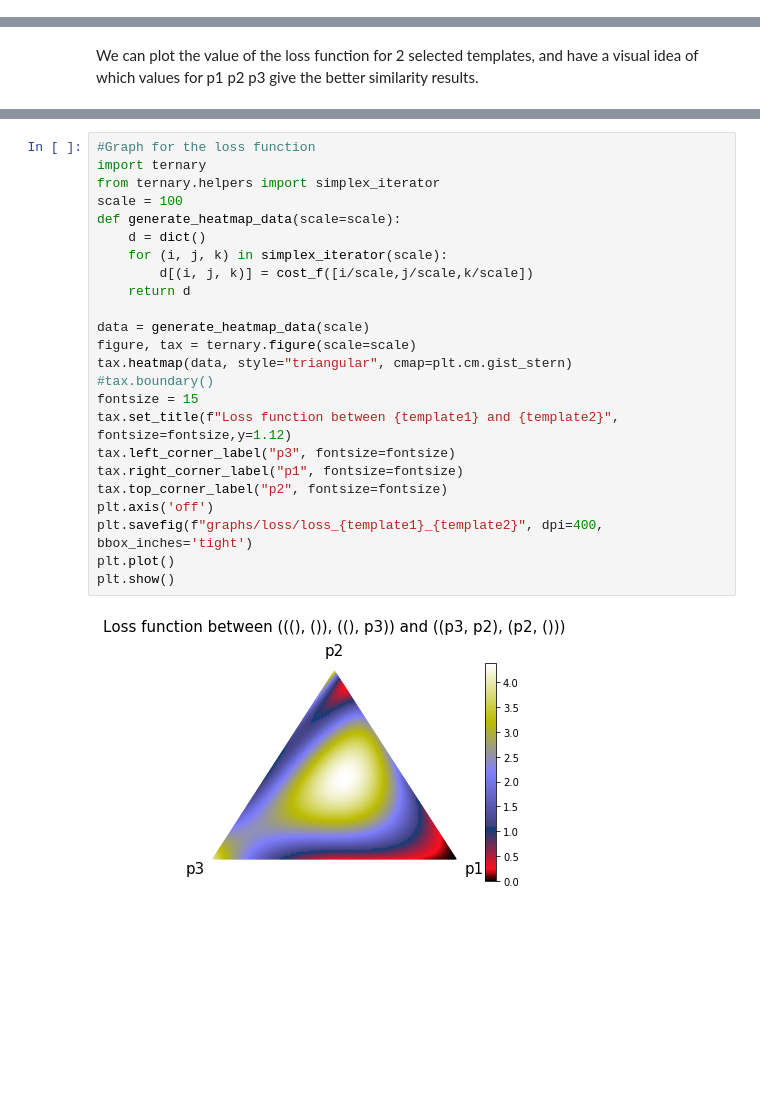
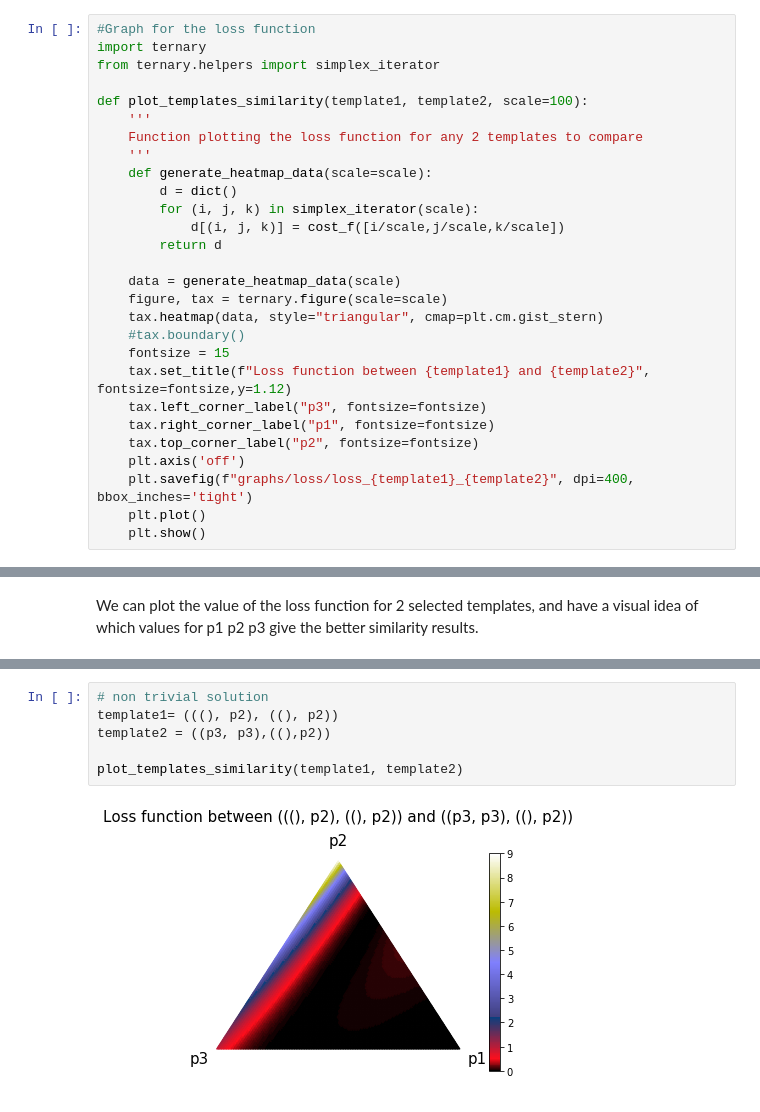
Before and after one commit to lucieperrotta/DCML, a Jupyter notebook: Pipeline.ipynb, the cells around one changed output, grey strips where cells are left out. Saved outputs shown, nothing was run; the diff lists cells and outputs as text; blank space fills up the shorter version.

Commit message:
Template_pairs storing + general cleaning

```diff
--- a/Pipeline.ipynb
+++ b/Pipeline.ipynb
@@ -38,6 +41,34 @@ N = int(np.log2(L)+1) # Number of levels (including 0)
 p1 = T.dscalar('p1')
 p2 = T.dscalar('p2')
 p3 = T.dscalar('p3')
+# %%
+#Graph for the loss function
+import ternary
+from ternary.helpers import simplex_iterator
+
+def plot_templates_similarity(template1, template2, scale=100):
+    '''
+    Function plotting the loss function for any 2 templates to compare
+    '''
+    def generate_heatmap_data(scale=scale):
+        d = dict()
+        for (i, j, k) in simplex_iterator(scale):
+            d[(i, j, k)] = cost_f([i/scale,j/scale,k/scale])
+        return d
+
+    data = generate_heatmap_data(scale)
+    figure, tax = ternary.figure(scale=scale)
+    tax.heatmap(data, style="triangular", cmap=plt.cm.gist_stern)
+    #tax.boundary()
+    fontsize = 15
+    tax.set_title(f"Loss function between {template1} and {template2}", fontsize=fontsize,y=1.12)
+    tax.left_corner_label("p3", fontsize=fontsize)
+    tax.right_corner_label("p1", fontsize=fontsize)
+    tax.top_corner_label("p2", fontsize=fontsize)
+    plt.axis('off')
+    plt.savefig(f"graphs/loss/loss_{template1}_{template2}", dpi=400, bbox_inches='tight')
+    plt.plot()
+    plt.show()
 # %% [markdown]
 # Set of all trees, and probability of all trees
 # %% [markdown]
@@ -488,26 +527,8 @@ template1= (((), ()), ((), p3))
-# %%
-#Graph for the loss function
-import ternary
-from ternary.helpers import simplex_iterator
-scale = 100
-def generate_heatmap_data(scale=scale):
-    d = dict()
-    for (i, j, k) in simplex_iterator(scale):
-        d[(i, j, k)] = cost_f([i/scale,j/scale,k/scale])
-    return d
-
-data = generate_heatmap_data(scale)
-figure, tax = ternary.figure(scale=scale)
-tax.heatmap(data, style="triangular", cmap=plt.cm.gist_stern)
-#tax.boundary()
-fontsize = 15
-tax.set_title(f"Loss function between {template1} and {template2}", fontsize=fontsize,y=1.12)
-tax.left_corner_label("p3", fontsize=fontsize)
-tax.right_corner_label("p1", fontsize=fontsize)
-tax.top_corner_label("p2", fontsize=fontsize)
-plt.axis('off')
-plt.savefig(f"graphs/loss/loss_{template1}_{template2}", dpi=400, bbox_inches='tight')
-plt.plot()
-plt.show()
-# %% [output]
-[figure, removed]
+# %%
+# non trivial solution
+template1= (((), p2), ((), p2))
+template2 = ((p3, p3),((),p2))
+
+plot_templates_similarity(template1, template2)
+# %% [output]
+[figure, added]
```
Also changed, not shown: parts of 5 cells of this notebook, 3 other files.
